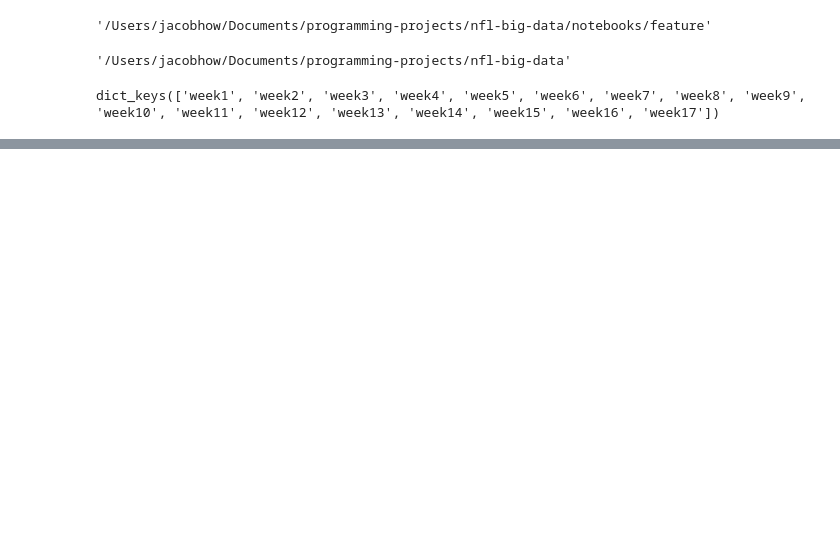
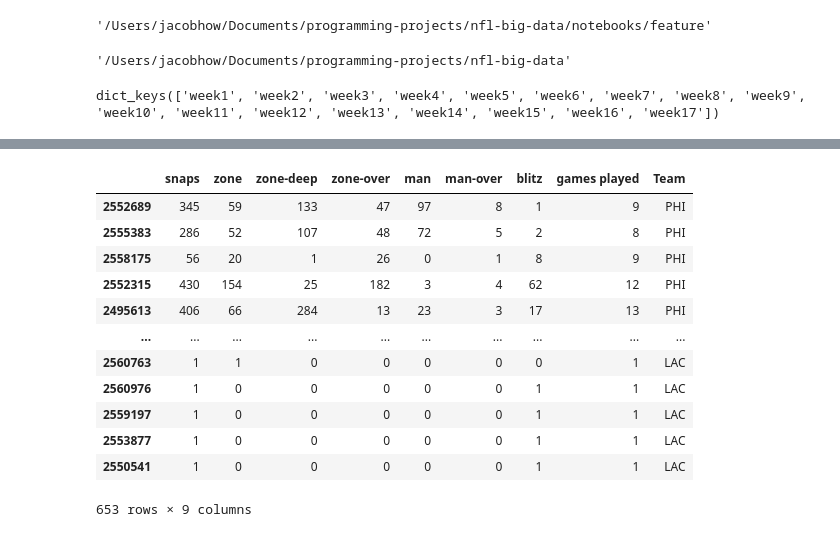
Before and after one commit to jhowenstein/nfl-big-data, a Jupyter notebook: notebooks/feature/Analysis Object Dev.ipynb, the cells around one changed output, grey strips where cells are left out. Drawn from its saved outputs; the diff is of its cells as text; code cells hidden in the pictures; blank space fills up the shorter version.

```diff
--- a/notebooks/feature/Analysis Object Dev.ipynb
+++ b/notebooks/feature/Analysis Object Dev.ipynb
@@ -80,0 +78,7 @@ analysis.teams['SEA'].aggregated_coverages
+# %%
+dfs = []
+for team in analysis.teams.values():
+    print(team.abbr)
+    df = pd.DataFrame.from_dict(team.aggregated_coverages, orient='index')
+    df['Team'] = team.abbr
+    dfs.append(df)
@@ -80,0 +103,18 @@ analysis.teams['SEA'].aggregated_coverages
+# %%
+df = pd.concat(dfs)
+# %%
+df
+# %% [output]
+|  | snaps | zone | zone-deep | zone-over | man | man-over | blitz | games played | Team |
+| 2552689 | 345 | 59 | 133 | 47 | 97 | 8 | 1 | 9 | PHI |
+| 2555383 | 286 | 52 | 107 | 48 | 72 | 5 | 2 | 8 | PHI |
+| 2558175 | 56 | 20 | 1 | 26 | 0 | 1 | 8 | 9 | PHI |
+| 2552315 | 430 | 154 | 25 | 182 | 3 | 4 | 62 | 12 | PHI |
+| 2495613 | 406 | 66 | 284 | 13 | 23 | 3 | 17 | 13 | PHI |
+| ... | ... | ... | ... | ... | ... | ... | ... | ... | ... |
+| 2560763 | 1 | 1 | 0 | 0 | 0 | 0 | 0 | 1 | LAC |
+| 2560976 | 1 | 0 | 0 | 0 | 0 | 0 | 1 | 1 | LAC |
+| 2559197 | 1 | 0 | 0 | 0 | 0 | 0 | 1 | 1 | LAC |
+| 2553877 | 1 | 0 | 0 | 0 | 0 | 0 | 1 | 1 | LAC |
+| 2550541 | 1 | 0 | 0 | 0 | 0 | 0 | 1 | 1 | LAC |
+653 rows × 9 columns
```
Also changed, not shown: parts of 11 cells of this notebook, 4 other files.
